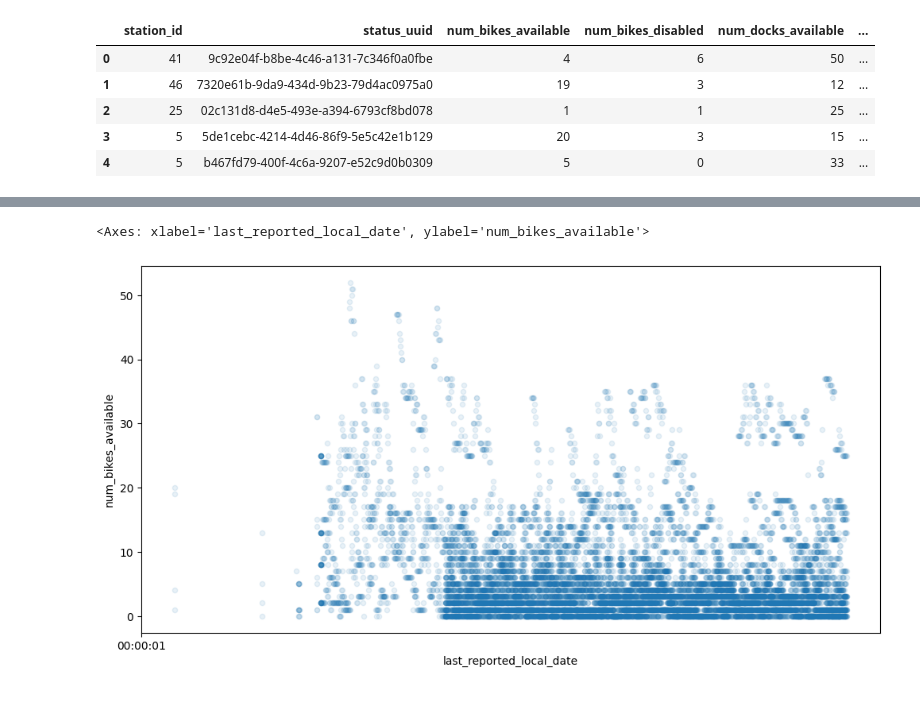
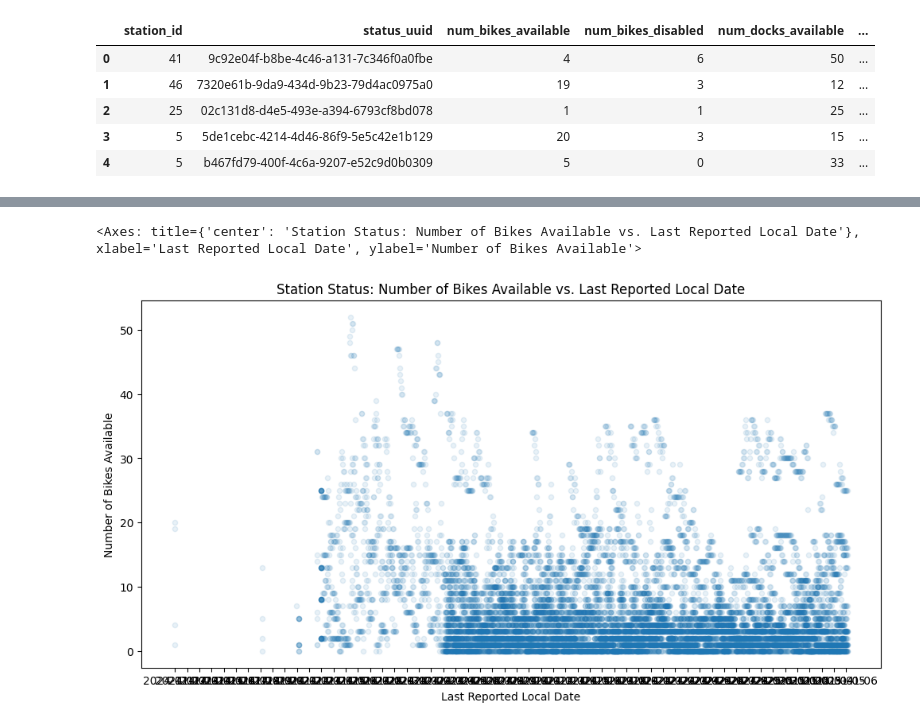
Before and after one commit to stefyperezg/smart-cities-tools, a Jupyter notebook: Active Mobility/gbfs_history_analysis/analyze_gbfs.ipynb, the cells around one changed output, grey strips where cells are left out. Drawn from its saved outputs; the diff is of its cells as text; code cells hidden in the pictures.

```diff
--- a/Active Mobility/gbfs_history_analysis/analyze_gbfs.ipynb
+++ b/Active Mobility/gbfs_history_analysis/analyze_gbfs.ipynb
@@ -31,5 +31,6 @@ station_status.head()
 ## register last_reported_local_date as datetime dtype
 
 ## use timestamp in last_reported to create datetime column last_reported_local_date with local timezone Bogota
-station_status['last_reported_local_date'] = pd.to_datetime(station_status['last_reported'], utc=True)
+station_status['last_reported_local_date'] = pd.to_datetime(station_status['last_reported'], unit='s', utc=True)
 station_status['last_reported_local_date'] = station_status['last_reported_local_date'].dt.tz_convert('America/Bogota')
+station_status.head()
@@ -36,7 +44,12 @@ station_status['last_reported_local_date'] = station_status['last_reported_local
 # %%
-# format x axis as date
-station_status.plot(x='last_reported_local_date', y='num_bikes_available', kind='scatter', alpha=0.1, figsize=(12, 6))
+# vertical labels for x axis
+station_status.plot(
+  	x='last_reported_local_date', y='num_bikes_available',
+  	kind='scatter', alpha=0.1, figsize=(12, 6),
+  	title='Station Status: Number of Bikes Available vs. Last Reported Local Date',
+  	xlabel='Last Reported Local Date', ylabel='Number of Bikes Available',
+  	xticks=pd.date_range(start=station_status['last_reported_local_date'].min(), end=station_status['last_reported_local_date'].max(), freq='D'))
 # %% [output]
-<Axes: xlabel='last_reported_local_date', ylabel='num_bikes_available'>
+<Axes: title={'center': 'Station Status: Number of Bikes Available vs. Last Reported Local Date'}, xlabel='Last Reported Local Date', ylabel='Number of Bikes Available'>
-[figure, old version]
+[figure, new version]
 # %%
```
Also changed, not shown: parts of 12 cells of this notebook.
